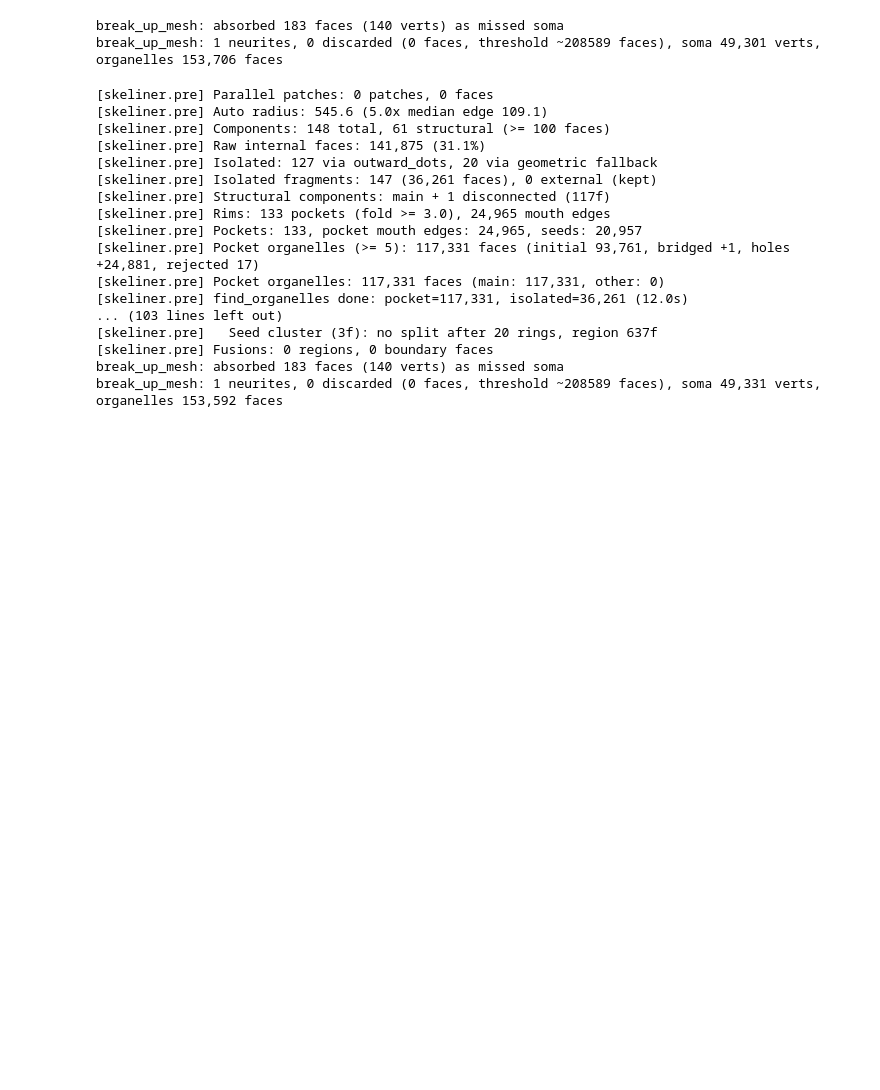
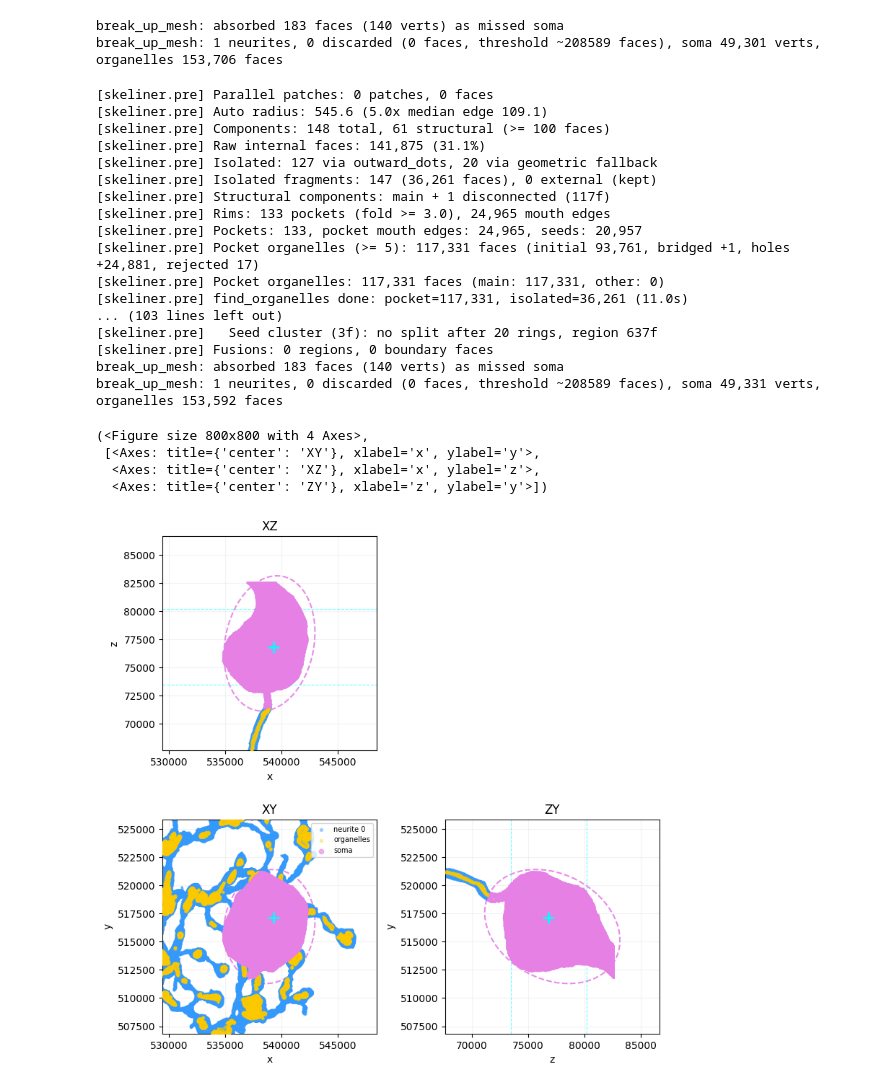
Before and after one commit to eyewire2/skeliner, a Jupyter notebook: notebooks/example.pre.ipynb, the cells around one changed output. Drawn from its saved outputs; the diff is of its cells as text; code cells hidden in the pictures; blank space fills up the shorter version.

Commit message:
add/change: vis2d.diagnose_components/diagnose_soma

```diff
--- a/notebooks/example.pre.ipynb
+++ b/notebooks/example.pre.ipynb
@@ -59,7 +59,7 @@ disconnected = sk.pre.find_disconnected(mesh, soma=soma, organelles=organelles,
 
 gaps = sk.pre.find_gaps(mesh, soma=soma, disconnected=disconnected, mesh_stats=mesh_stats, verbose=True)
 if gaps:
-    mesh = sk.pre.remove_gaps(mesh, gaps=gaps, verbose=True)
+    mesh = sk.pre.remove_gaps(mesh, gaps=gaps, mesh_stats=mesh_stats, verbose=True)
 # %% [output]
 [skeliner.pre] Disconnected: 149 total components
 [skeliner.pre] Disconnected: building KDTree...
@@ -70,7 +70,7 @@ if gaps:
 # 5. Fusions
 fusions = sk.pre.find_fusions(mesh, mesh_stats=mesh_stats, verbose=True)
 if fusions:
-    mesh = sk.pre.remove_fusions(mesh, fusion_clusters=fusions, verbose=True)
+    mesh = sk.pre.remove_fusions(mesh, fusions=fusions, mesh_stats=mesh_stats, verbose=True)
 # %% [output]
 [skeliner.pre] Mesh: 456,780 faces, 247 zero-area, 9 non-manifold edges
 [skeliner.pre] Scanning 227,948 vertices for fan fusions ...
@@ -115,12 +115,20 @@ mesh, components = result.mesh, result.components
 [skeliner.pre] Pockets: 133, pocket mouth edges: 24,965, seeds: 20,957
 [skeliner.pre] Pocket organelles (>= 5): 117,331 faces (initial 93,761, bridged +1, holes +24,881, rejected 17)
 [skeliner.pre] Pocket organelles: 117,331 faces (main: 117,331, other: 0)
-[skeliner.pre] find_organelles done: pocket=117,331, isolated=36,261 (12.0s)
+[skeliner.pre] find_organelles done: pocket=117,331, isolated=36,261 (11.0s)
 ... (103 lines left out)
 [skeliner.pre]   Seed cluster (3f): no split after 20 rings, region 637f
 [skeliner.pre] Fusions: 0 regions, 0 boundary faces
 break_up_mesh: absorbed 183 faces (140 verts) as missed soma
 break_up_mesh: 1 neurites, 0 discarded (0 faces, threshold ~208589 faces), soma 49,331 verts, organelles 153,592 faces
+# %%
+sk.plot.vis2d.diagnose_components(mesh=mesh, components=components, figsize=(8,8))
+# %% [output]
+(<Figure size 800x800 with 4 Axes>,
+ [<Axes: title={'center': 'XY'}, xlabel='x', ylabel='y'>,
+  <Axes: title={'center': 'XZ'}, xlabel='x', ylabel='z'>,
+  <Axes: title={'center': 'ZY'}, xlabel='z', ylabel='y'>])
+[figure, added]
 # %%
 # # save mesh and components
 sk.io.save_mesh(mesh=mesh, path="./data/mesh_cleaned.obj")
```
Also changed, not shown: parts of 3 cells of this notebook, 4 other files.
